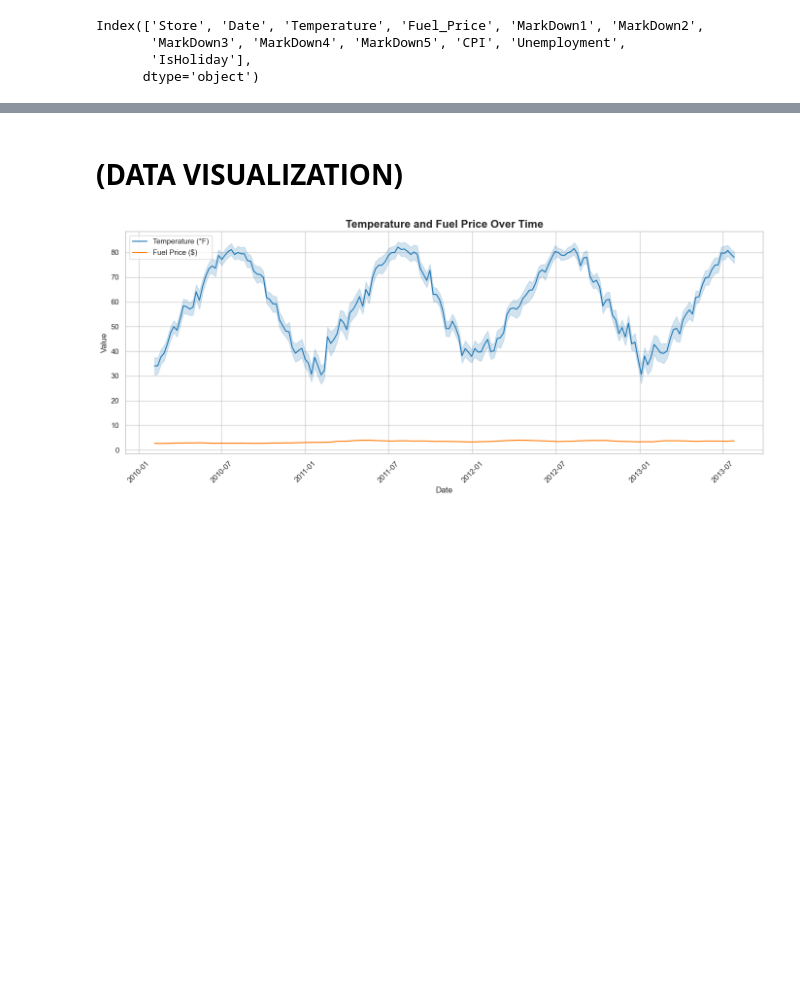
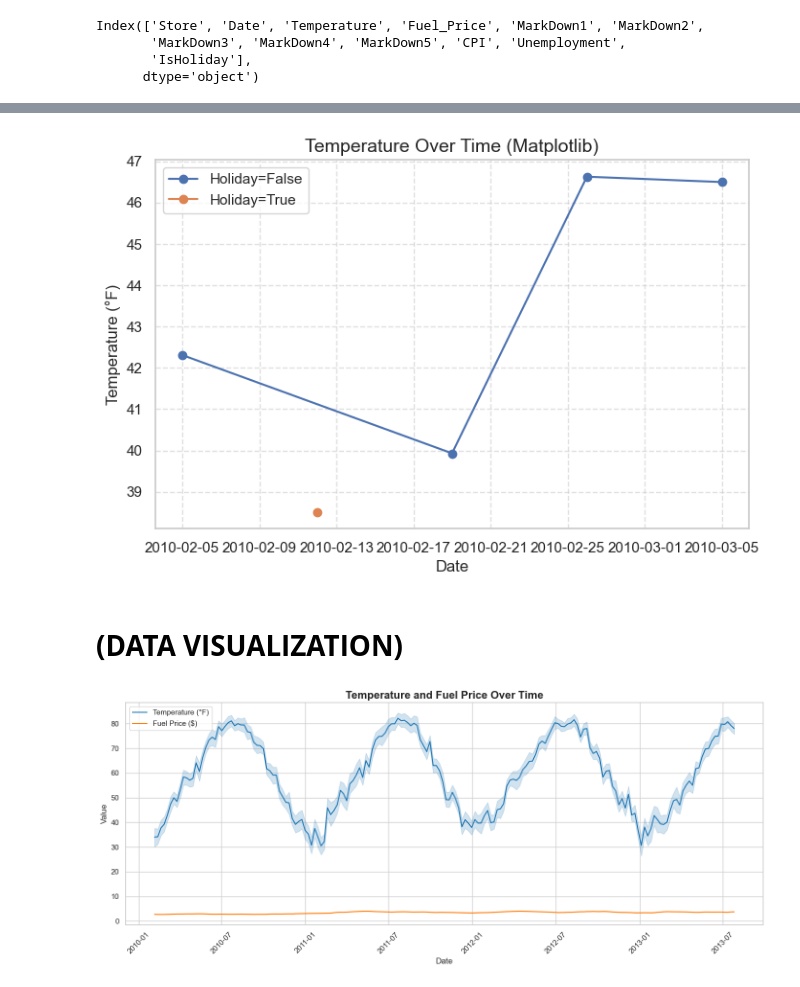
Before and after one commit to yuna639/practice-funicular1, a Jupyter notebook: jupyter_notebooks/Data_Visualization copy.ipynb, the cells around one changed output, grey strips where cells are left out. Saved outputs shown, nothing was run; the diff lists cells and outputs as text; code cells hidden in the pictures; blank space fills up the shorter version.

```diff
--- a/jupyter_notebooks/Data_Visualization copy.ipynb
+++ b/jupyter_notebooks/Data_Visualization copy.ipynb
@@ -100,3 +135,17 @@ df['Date'] = pd.to_datetime(df['Date'], dayfirst=True, errors='coerce')
+# %%
+plt.figure(figsize=(8, 5))
+for holiday_flag, group_data in df.groupby('IsHoliday'):
+    plt.plot(group_data['Date'], group_data['Temperature'], marker='o',
+             label=f"Holiday={holiday_flag}")
+
+plt.title("Temperature Over Time (Matplotlib)", fontsize=14)
+plt.xlabel("Date")
+plt.ylabel("Temperature (°F)")
+plt.grid(True, linestyle='--', alpha=0.6)
+plt.legend()
+plt.show()
+# %% [output]
+[figure, added]
 # %% [markdown]
 # **(DATA VISUALIZATION)**
 # %%
```
Also changed, not shown: parts of 18 cells of this notebook.
